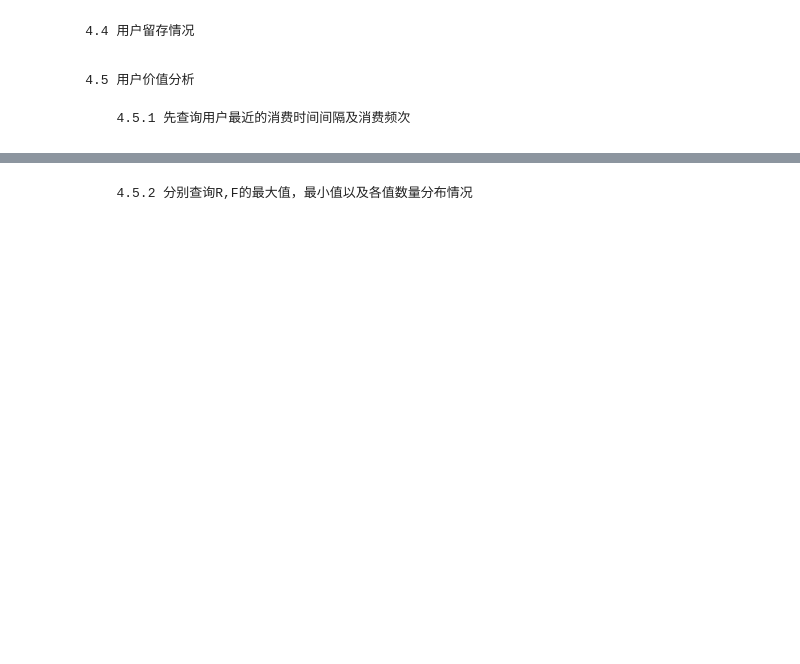
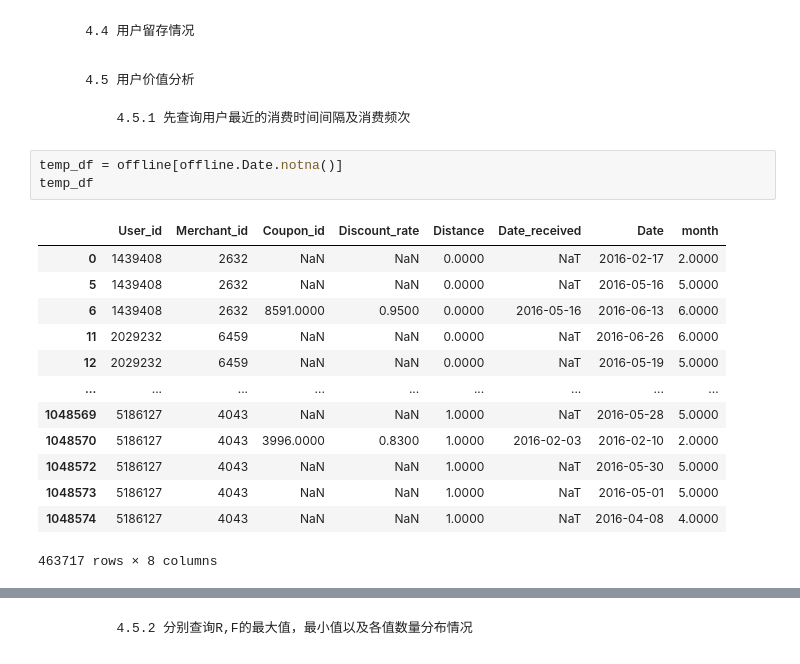
Before and after one commit to lsgd002/Data-analysis, a Jupyter notebook: 五大实战项目/5.O2O优惠券/O2O优惠券线下使用情况.ipynb, the cells around one changed output, grey strips where cells are left out. Saved outputs shown, nothing was run; the diff lists cells and outputs as text; blank space fills up the shorter version.

```diff
--- a/五大实战项目/5.O2O优惠券/O2O优惠券线下使用情况.ipynb
+++ b/五大实战项目/5.O2O优惠券/O2O优惠券线下使用情况.ipynb
@@ -534,3 +558,20 @@ print(f'只消费一次的用户占比：{cpon_user.Date[cpon_user.Date == 1].su
         4.5 用户价值分析
 
             4.5.1 先查询用户最近的消费时间间隔及消费频次
+# %%
+temp_df = offline[offline.Date.notna()]
+temp_df
+# %% [output]
+|  | User_id | Merchant_id | Coupon_id | Discount_rate | Distance | Date_received | Date | month |
+| 0 | 1439408 | 2632 | NaN | NaN | 0.0000 | NaT | 2016-02-17 | 2.0000 |
+| 5 | 1439408 | 2632 | NaN | NaN | 0.0000 | NaT | 2016-05-16 | 5.0000 |
+| 6 | 1439408 | 2632 | 8591.0000 | 0.9500 | 0.0000 | 2016-05-16 | 2016-06-13 | 6.0000 |
+| 11 | 2029232 | 6459 | NaN | NaN | 0.0000 | NaT | 2016-06-26 | 6.0000 |
+| 12 | 2029232 | 6459 | NaN | NaN | 0.0000 | NaT | 2016-05-19 | 5.0000 |
+| ... | ... | ... | ... | ... | ... | ... | ... | ... |
+| 1048569 | 5186127 | 4043 | NaN | NaN | 1.0000 | NaT | 2016-05-28 | 5.0000 |
+| 1048570 | 5186127 | 4043 | 3996.0000 | 0.8300 | 1.0000 | 2016-02-03 | 2016-02-10 | 2.0000 |
+| 1048572 | 5186127 | 4043 | NaN | NaN | 1.0000 | NaT | 2016-05-30 | 5.0000 |
+| 1048573 | 5186127 | 4043 | NaN | NaN | 1.0000 | NaT | 2016-05-01 | 5.0000 |
+| 1048574 | 5186127 | 4043 | NaN | NaN | 1.0000 | NaT | 2016-04-08 | 4.0000 |
+463717 rows × 8 columns
```
Also changed, not shown: parts of 37 cells of this notebook.
